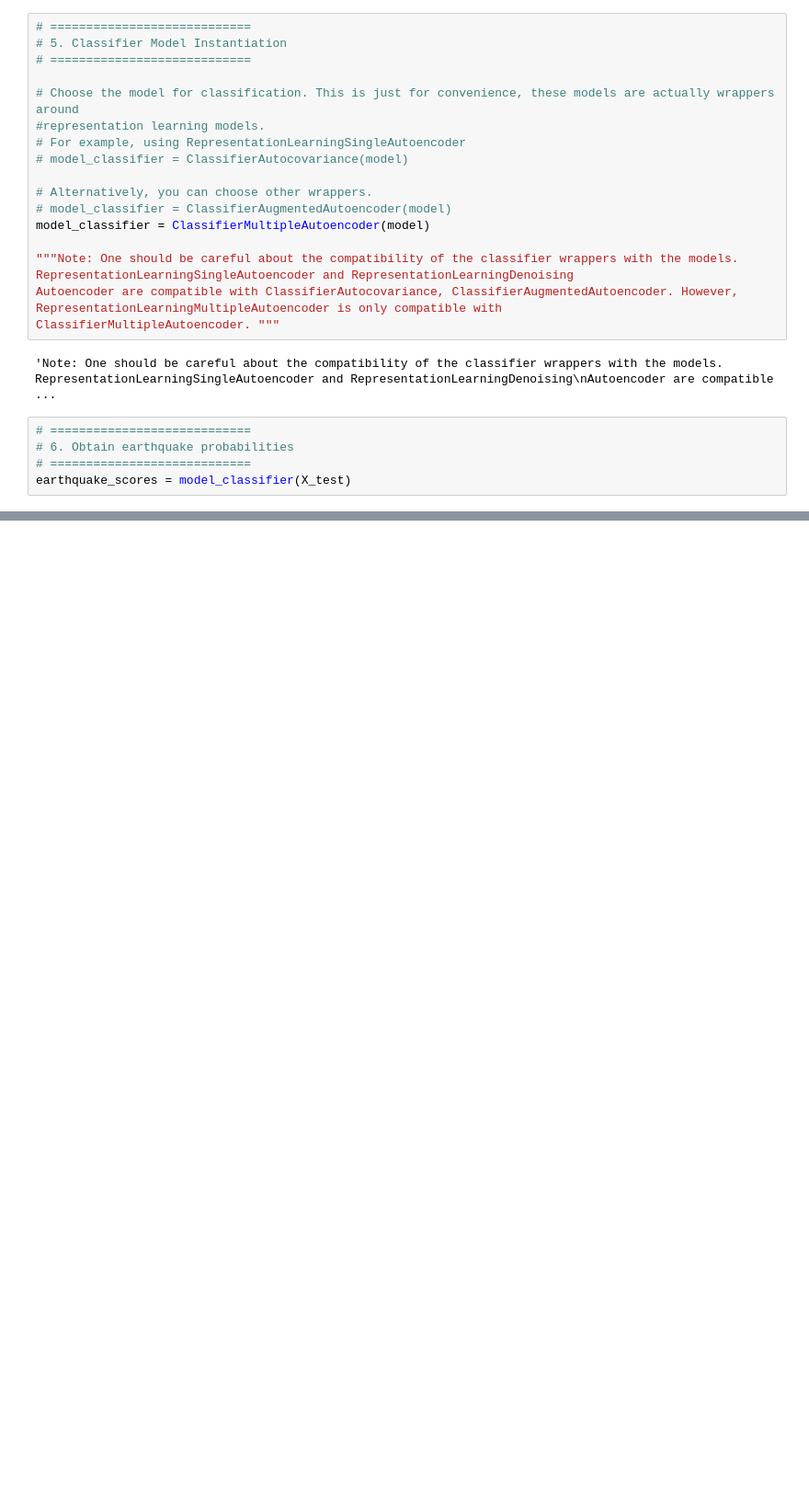
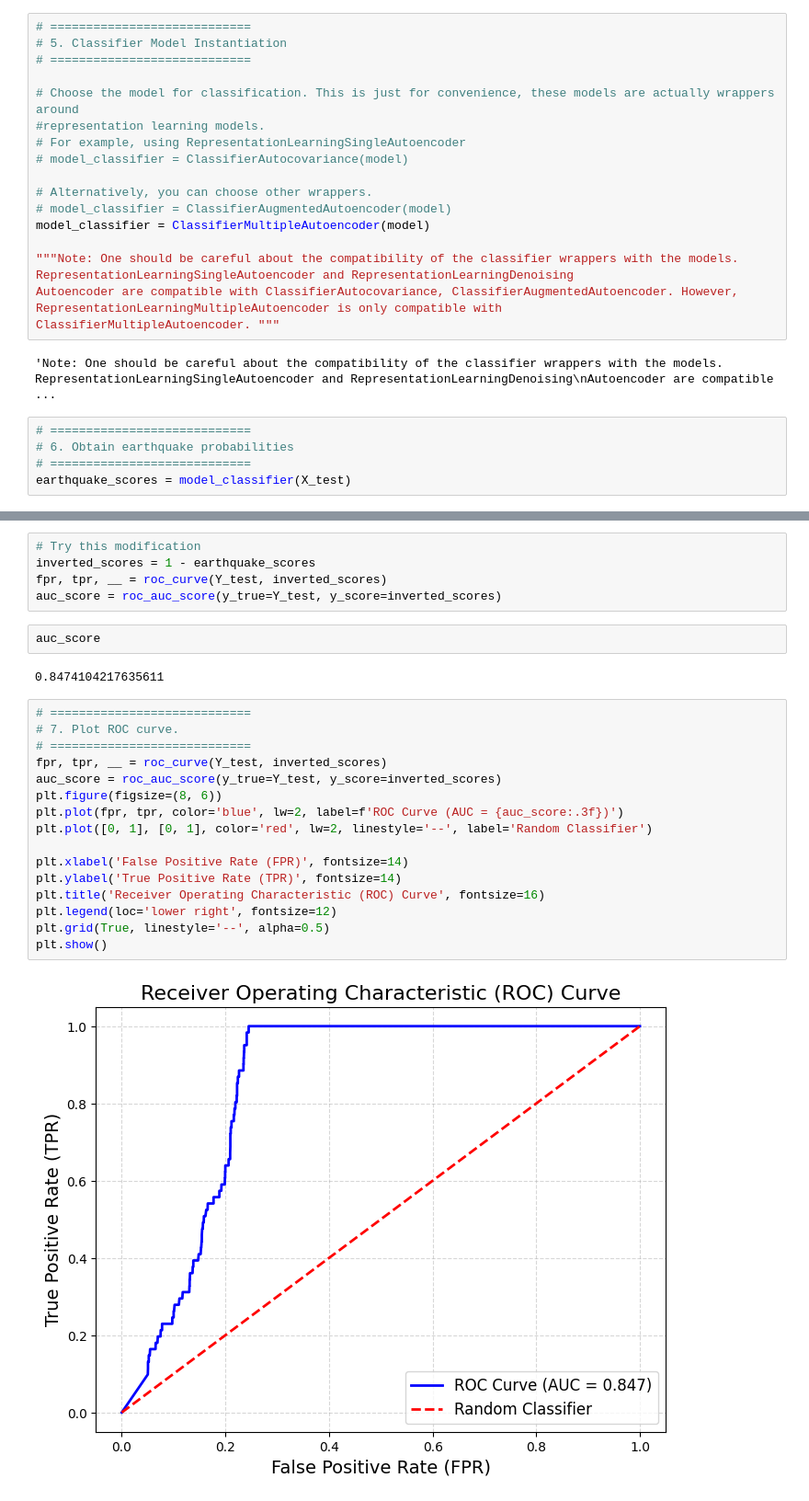
Before and after one commit to egead/rawcovar, a Jupyter notebook: npy_analysis/model_test.ipynb, the cells around one changed output, grey strips where cells are left out. Shown at 92% size. Saved outputs shown, nothing was run; the diff lists cells and outputs as text; blank space fills up the shorter version.

```diff
--- a/npy_analysis/model_test.ipynb
+++ b/npy_analysis/model_test.ipynb
@@ -167,0 +199,27 @@ auc_score
+# %%
+# Try this modification
+inverted_scores = 1 - earthquake_scores
+fpr, tpr, __ = roc_curve(Y_test, inverted_scores)
+auc_score = roc_auc_score(y_true=Y_test, y_score=inverted_scores)
+# %%
+auc_score
+# %% [output]
+0.8474104217635611
+# %%
+# ============================
+# 7. Plot ROC curve.
+# ============================
+fpr, tpr, __ = roc_curve(Y_test, inverted_scores)
+auc_score = roc_auc_score(y_true=Y_test, y_score=inverted_scores)
+plt.figure(figsize=(8, 6))
+plt.plot(fpr, tpr, color='blue', lw=2, label=f'ROC Curve (AUC = {auc_score:.3f})')
+plt.plot([0, 1], [0, 1], color='red', lw=2, linestyle='--', label='Random Classifier')
+
+plt.xlabel('False Positive Rate (FPR)', fontsize=14)
+plt.ylabel('True Positive Rate (TPR)', fontsize=14)
+plt.title('Receiver Operating Characteristic (ROC) Curve', fontsize=16)
+plt.legend(loc='lower right', fontsize=12)
+plt.grid(True, linestyle='--', alpha=0.5)
+plt.show()
+# %% [output]
+[figure, added]
```
Also changed, not shown: parts of 15 cells of this notebook, 15 other files.
